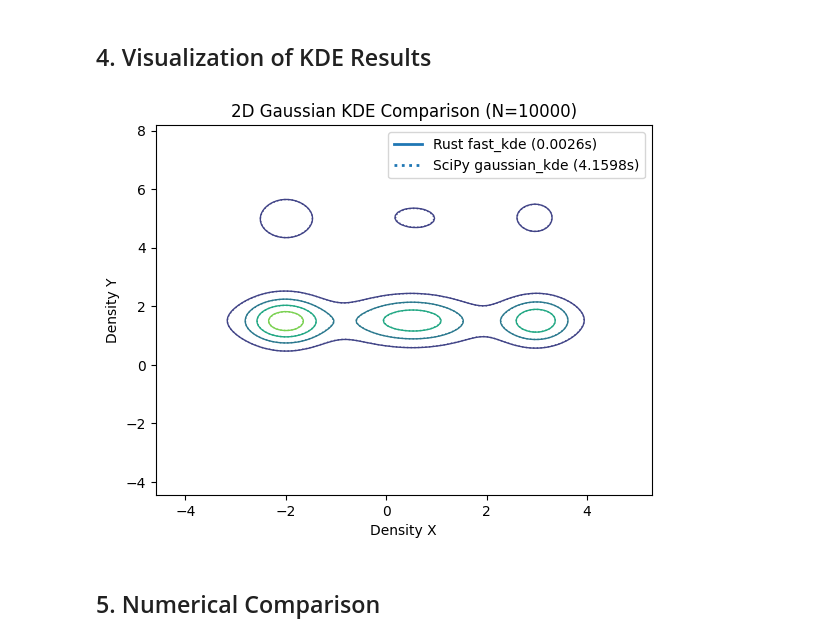
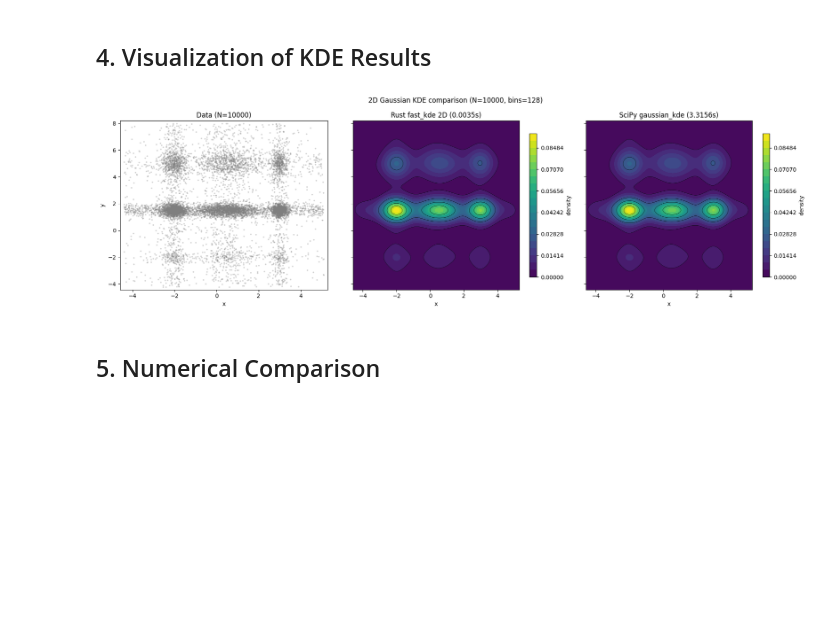
Before and after one commit to yuki-inaho/fast_kernel_density_estimation, a Jupyter notebook: kde_comparison.ipynb, the cells around one changed output. Saved outputs shown, nothing was run; the diff lists cells and outputs as text; code cells hidden in the pictures; blank space fills up the shorter version.

```diff
--- a/kde_comparison.ipynb
+++ b/kde_comparison.ipynb
@@ -419,56 +419,47 @@ SciPy gaussian_kde execution time: 4.1598 seconds
 # %% [markdown]
 ## 4. Visualization of KDE Results
 # %%
-from matplotlib.lines import Line2D
-import traceback
+import matplotlib.pyplot as plt
 
-legend_handles = []
+# Shared colour scale and levels so the two densities can be compared directly.
+vmax = max(float(pdf_fastkde_2d.max()), float(pdf_scipy.max()))
+levels = np.linspace(0.0, vmax, 21)
 
-# Plot the controus of each method's pdf
-for method_idx, (method_name, pdf_values) in enumerate(pdf_results.items()):
-    if pdf_values is None:
-        print(f"No results to plot for {method_name}")
-        continue
+fig, axes = plt.subplots(1, 3, figsize=(18, 5.5), sharex=True, sharey=True)
 
-    exec_time = execution_times.get(method_name, float("inf"))
+# --- 1. original samples ---
+axes[0].scatter(x_sample_data, y_sample_data, s=3, alpha=0.25, color="tab:gray")
+axes[0].set_title(f"Data (N={N_SAMPLES})")
+axes[0].set_xlabel("x")
+axes[0].set_ylabel("y")
 
-    # Make SciPy dotted, everything else solid
-    if "SciPy" in method_name:
-        linestyle = "dotted"
-    else:
-        linestyle = "solid"
+# --- 2. Rust fast_kde 2D ---
+contour = axes[1].contourf(
+    x_fastkde, y_fastkde, pdf_fastkde_2d, levels=levels, cmap="viridis"
+)
+axes[1].contour(
+    x_fastkde, y_fastkde, pdf_fastkde_2d, levels=levels[1::4], colors="k", linewidths=0.4
+)
+axes[1].set_title(f"Rust fast_kde 2D ({execution_times['Rust fast_kde']:.4f}s)")
+axes[1].set_xlabel("x")
+fig.colorbar(contour, ax=axes[1], shrink=0.85, label="density")
 
-    try:
-        plt.contour(
-            x_fastkde,
-            y_fastkde,
-            pdf_values,
-            linestyles=linestyle,
-            levels=5,
-            linewidths=1,
-        )
+# --- 3. SciPy gaussian_kde ---
+contour = axes[2].contourf(
+    x_fastkde, y_fastkde, pdf_scipy, levels=levels, cmap="viridis"
+)
+axes[2].contour(
+    x_fastkde, y_fastkde, pdf_scipy, levels=levels[1::4], colors="k", linewidths=0.4
+)
+axes[2].set_title(f"SciPy gaussian_kde ({execution_times['SciPy gaussian_kde']:.4f}s)")
+axes[2].set_xlabel("x")
+fig.colorbar(contour, ax=axes[2], shrink=0.85, label="density")
 
-        legend_handles.append(
-            Line2D(
-                [0],
-                [0],
-                linestyle=linestyle,
-                linewidth=2,
-                label=f"{method_name} ({exec_time:.4f}s)",
-            )
-        )
-
-    except Exception:
-        print(f"Error plotting {method_name}")
-        traceback.print_exc()
-
-plt.title(f"2D Gaussian KDE Comparison (N={N_SAMPLES})")
-plt.xlabel("Density X")
-plt.ylabel("Density Y")
-plt.legend(handles=legend_handles)
+plt.suptitle(f"2D Gaussian KDE comparison (N={N_SAMPLES}, bins={BINS_FAST_KDE})")
+plt.tight_layout()
 plt.show()
 # %% [output]
-[figure, old version]
+[figure, new version]
 # %% [markdown]
 ## 5. Numerical Comparison
 # %%
```
Also changed, not shown: parts of 3 cells of this notebook.
